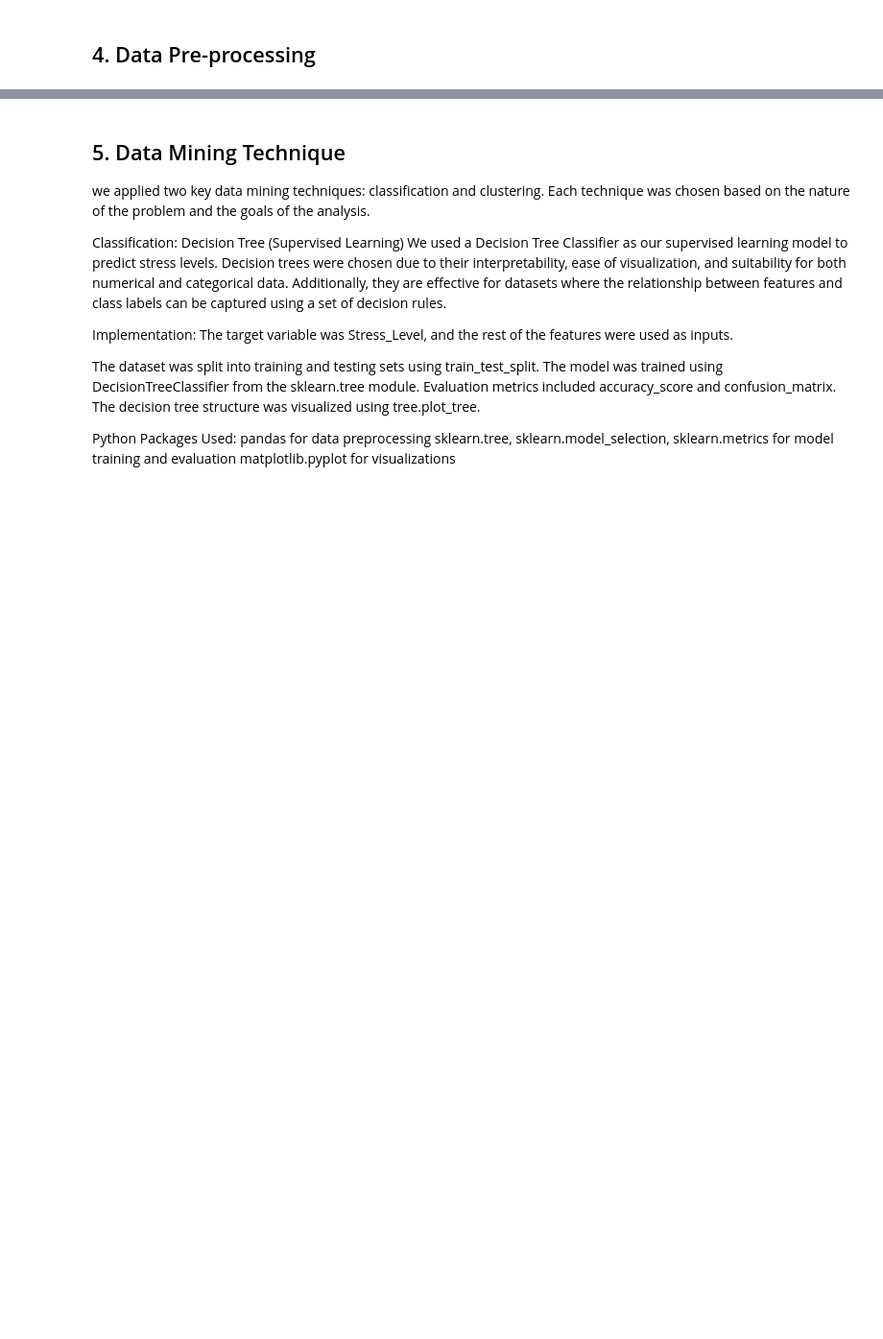
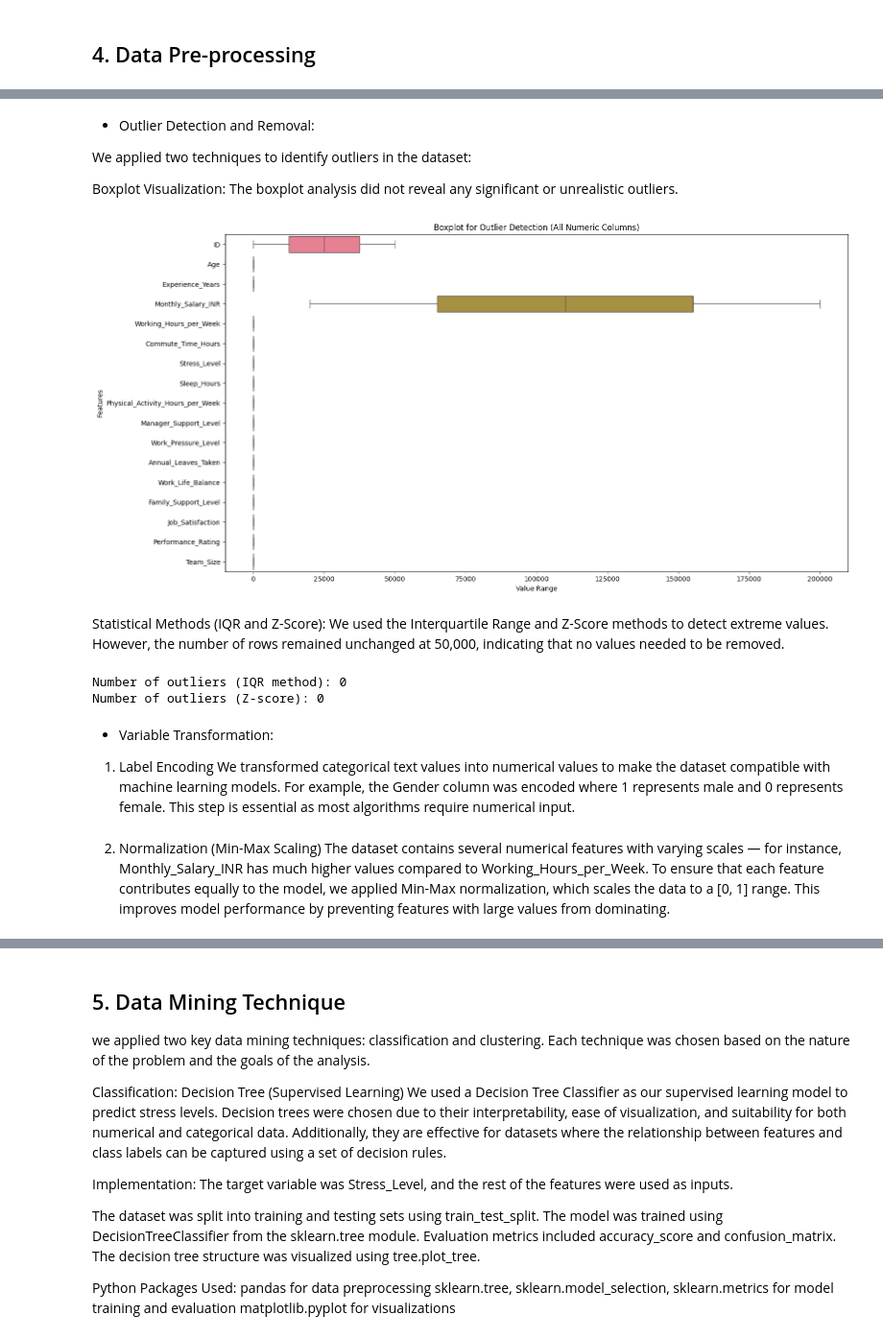
Before and after one commit to SanaAlotaibi/DataMiningProject, a Jupyter notebook: final_report.ipynb, the cells around one changed output, grey strips where cells are left out. Shown at 96% size. Saved outputs shown, nothing was run; the diff lists cells and outputs as text; code cells hidden in the pictures; blank space fills up the shorter version.

```diff
--- a/final_report.ipynb
+++ b/final_report.ipynb
@@ -266,0 +269,13 @@ plt.show()
+# %%
+import pandas as pd
+import numpy as np
+from sklearn.preprocessing import LabelEncoder, MinMaxScaler
+from scipy import stats
+from scipy.stats import chi2_contingency
+import seaborn as sns
+import matplotlib.pyplot as plt
+
+df = pd.read_csv("/content/corporate_stress_dataset.csv")
+
+print("Missing values per column:")
+print(df.isnull().sum())
@@ -266,0 +302,3 @@ plt.show()
+# %%
+df['Health_Issues'] = df['Health_Issues'].fillna('No Disease')
+print(df.isnull().sum())
@@ -266,0 +323,41 @@ plt.show()
+# %% [markdown]
+- Outlier Detection and Removal:
+
+We applied two techniques to identify outliers in the dataset:
+
+Boxplot Visualization: The boxplot analysis did not reveal any significant or unrealistic outliers.
+# %%
+import seaborn as sns
+import matplotlib.pyplot as plt
+
+numeric_cols = df.select_dtypes(include=['float64', 'int64']).columns
+
+plt.figure(figsize=(16, 8))
+sns.boxplot(data=df[numeric_cols], orient='h')
+plt.title("Boxplot for Outlier Detection (All Numeric Columns)")
+plt.xlabel("Value Range")
+plt.ylabel("Features")
+plt.tight_layout()
+plt.show()
+# %% [output]
+[figure, added]
+# %% [markdown]
+Statistical Methods (IQR and Z-Score): We used the Interquartile Range and Z-Score methods to detect extreme values. However, the number of rows remained unchanged at 50,000, indicating that no values needed to be removed.
+# %%
+numeric_cols = df.select_dtypes(include=[np.number]).columns
+Q1 = df[numeric_cols].quantile(0.25)
+Q3 = df[numeric_cols].quantile(0.75)
+IQR = Q3 - Q1
+outliers_iqr = df[((df[numeric_cols] < (Q1 - 1.5 * IQR)) | (df[numeric_cols] > (Q3 + 1.5 * IQR))).any(axis=1)]
+print("\nNumber of outliers (IQR method):", outliers_iqr.shape[0])
+
+z_scores = np.abs(stats.zscore(df[numeric_cols]))
+outliers_z = df[(z_scores > 3).any(axis=1)]
+print("Number of outliers (Z-score):", outliers_z.shape[0])
+# %% [output]
+Number of outliers (IQR method): 0
+Number of outliers (Z-score): 0
+# %% [markdown]
+- Variable Transformation:
+
+1. Label Encoding We transformed categorical text values into numerical values to make the dataset compatible with machine learning models. For example, the Gender column was encoded where 1 represents male and 0 represents female. This step is essential as most algorithms require numerical input.
@@ -266,0 +371,2 @@ plt.show()
+# %% [markdown]
+2. Normalization (Min-Max Scaling) The dataset contains several numerical features with varying scales — for instance, Monthly_Salary_INR has much higher values compared to Working_Hours_per_Week. To ensure that each feature contributes equally to the model, we applied Min-Max normalization, which scales the data to a [0, 1] range. This improves model performance by preventing features with large values from dominating.
```
Also changed, not shown: parts of 13 cells of this notebook.
